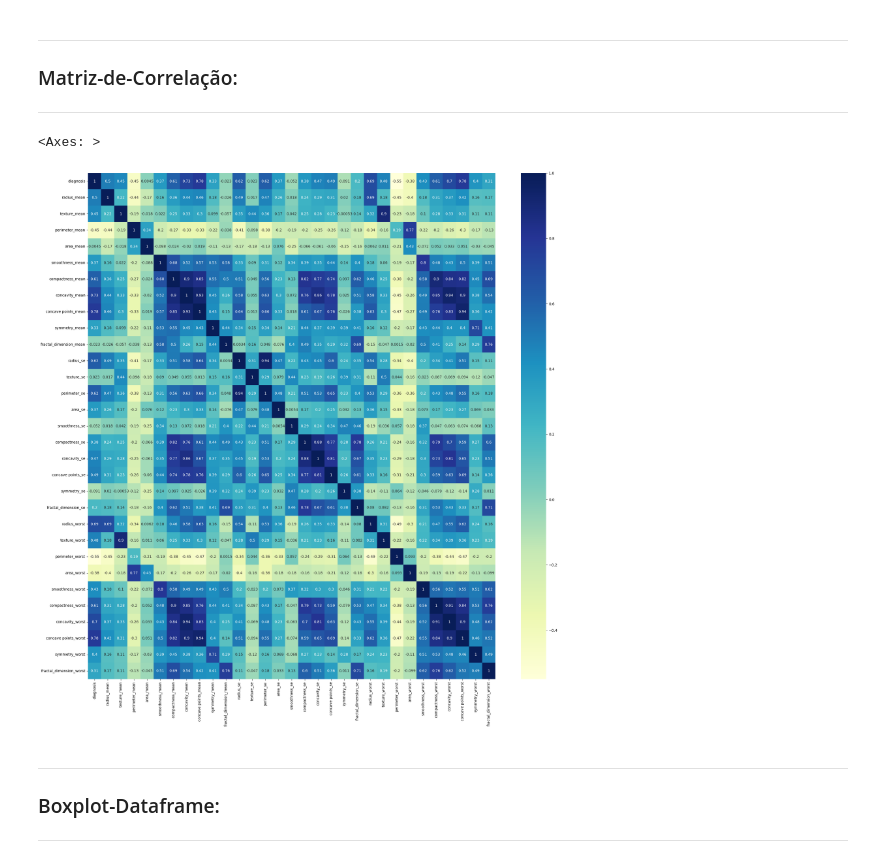
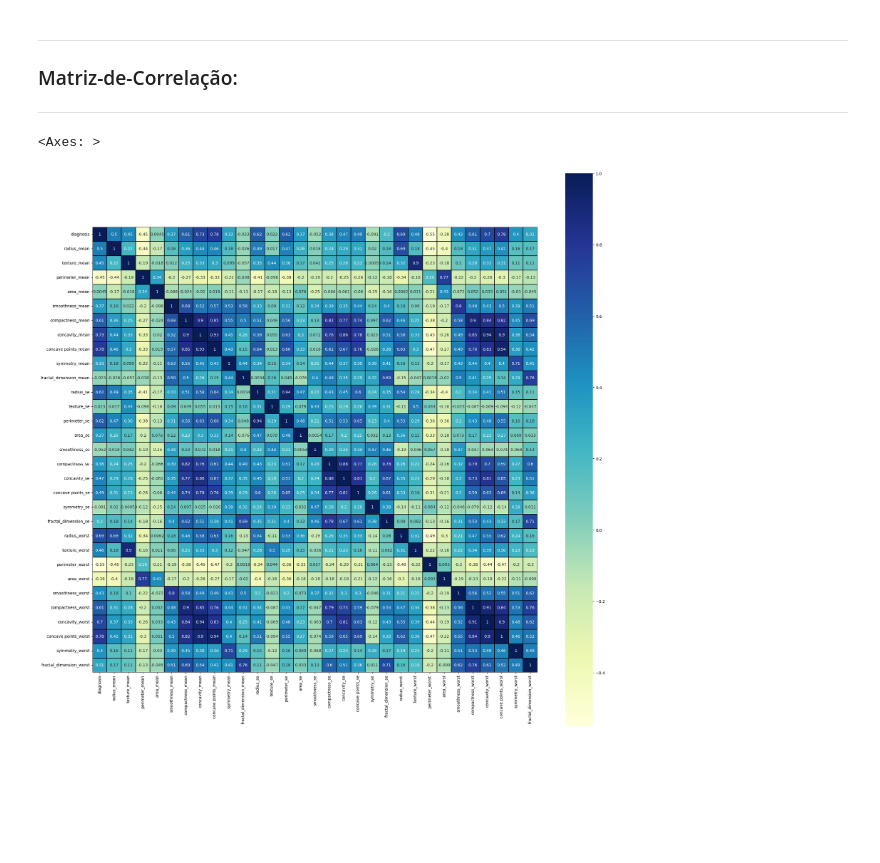
Before and after one commit to knichian/redes_neurais_trabalho_1, a Jupyter notebook: trabalho.ipynb, the cells around one changed output. Drawn from its saved outputs; the diff is of its cells as text; code cells hidden in the pictures; blank space fills up the shorter version.

```diff
--- a/trabalho.ipynb
+++ b/trabalho.ipynb
@@ -160,13 +143,10 @@ df.hist(figsize=(30, 30))
 # %%
 df_corr = df_num.corr()
 
 plt.figure(figsize=(25,25))
-sns.heatmap(data=df_corr, annot=True, cbar=True, cmap='YlGnBu')
+sns.heatmap(data=df_corr, annot=True, cbar=True, linecolor='black', linewidths=0.01, square=True, cmap='YlGnBu')
+
 # sns.heatmap(data=df_num.corr(), annot=False, cbar=True, cmap='coolwarm')
 # %% [output]
 <Axes: >
-[figure, old version]
+[figure, new version]
-# %% [markdown]
----
-### Boxplot-Dataframe:
----
```
Also changed, not shown: parts of 9 cells of this notebook, 1 other file.
